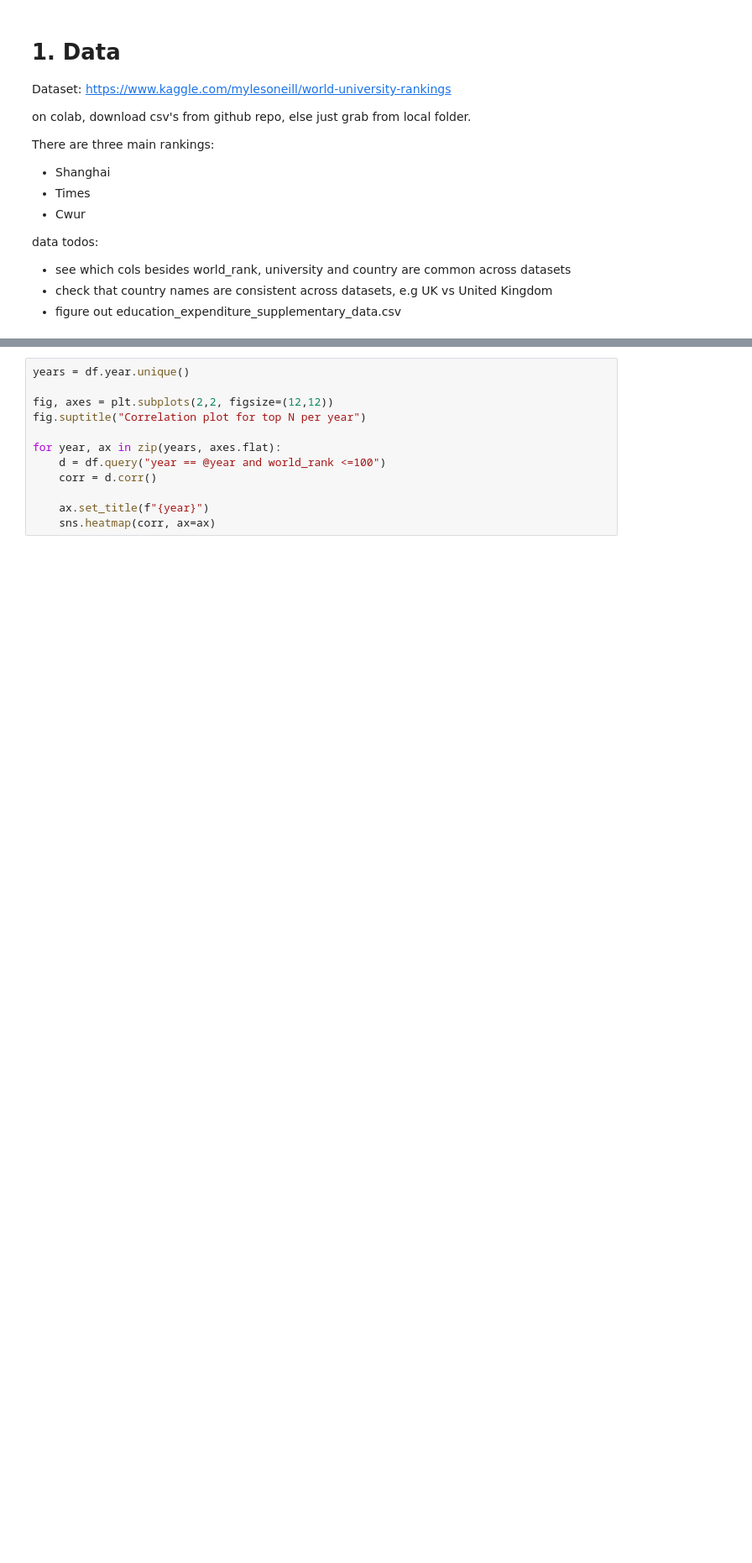
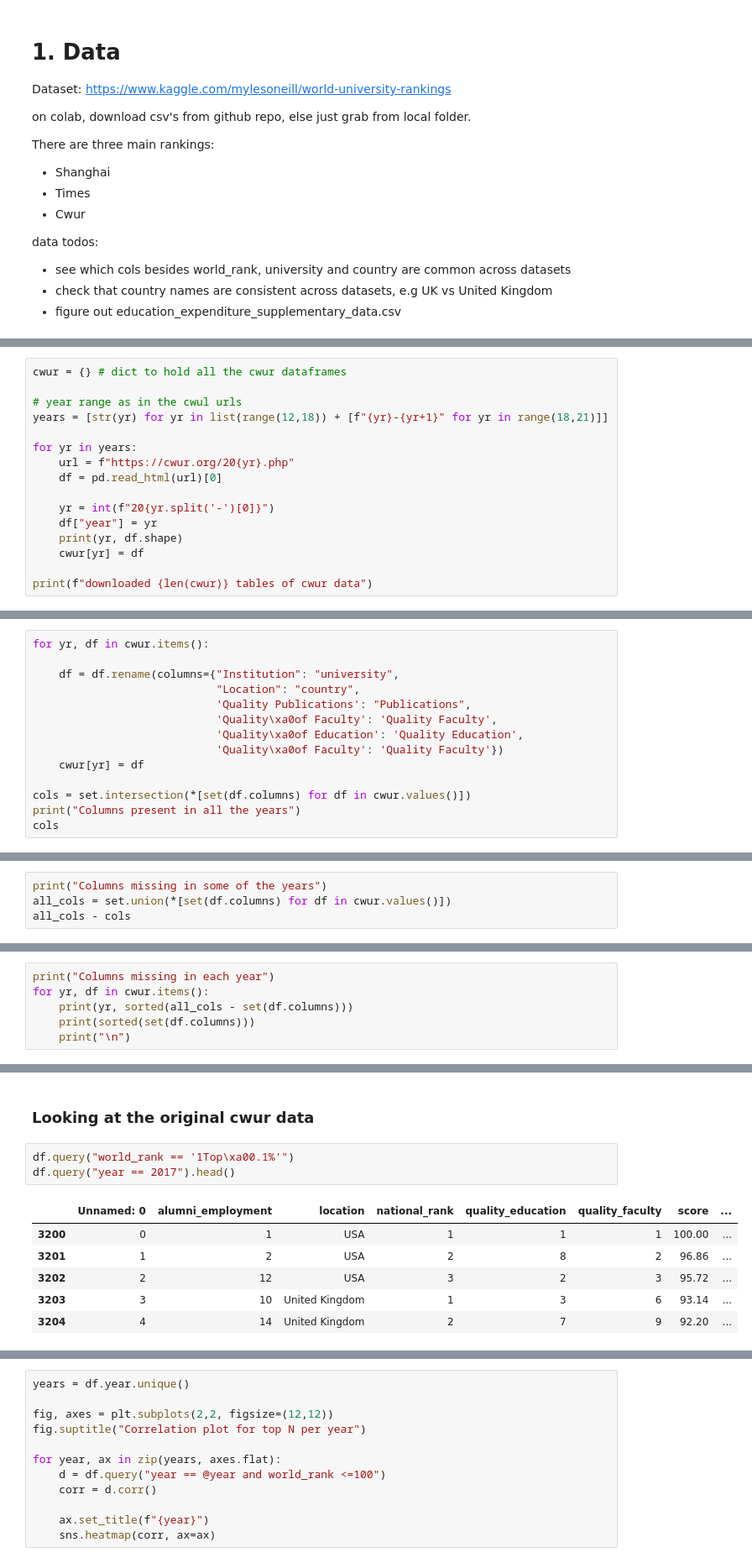
Before and after one commit to khalido/uni-rankings, a Jupyter notebook: uni.ipynb, the cells around one changed output, grey strips where cells are left out. Shown at 84% size. Cells and saved outputs as stored; diff of their text form; blank space fills up the shorter version.

```diff
--- a/uni.ipynb
+++ b/uni.ipynb
@@ -94,0 +98,16 @@ Some things which pop out:
+# %%
+cwur = {} # dict to hold all the cwur dataframes
+
+# year range as in the cwul urls
+years = [str(yr) for yr in list(range(12,18)) + [f"{yr}-{yr+1}" for yr in range(18,21)]]
+
+for yr in years:
+    url = f"https://cwur.org/20{yr}.php"
+    df = pd.read_html(url)[0]
+
+    yr = int(f"20{yr.split('-')[0]}")
+    df["year"] = yr
+    print(yr, df.shape)
+    cwur[yr] = df
+
+print(f"downloaded {len(cwur)} tables of cwur data")
@@ -94,0 +131,14 @@ Some things which pop out:
+# %%
+for yr, df in cwur.items():
+
+    df = df.rename(columns={"Institution": "university",
+                            "Location": "country",
+                            'Quality Publications': "Publications",
+                            'Quality\xa0of Faculty': 'Quality Faculty',
+                            'Quality\xa0of Education': 'Quality Education',
+                            'Quality\xa0of Faculty': 'Quality Faculty'})
+    cwur[yr] = df
+
+cols = set.intersection(*[set(df.columns) for df in cwur.values()])
+print("Columns present in all the years")
+cols
@@ -94,0 +156,4 @@ Some things which pop out:
+# %%
+print("Columns missing in some of the years")
+all_cols = set.union(*[set(df.columns) for df in cwur.values()])
+all_cols - cols
@@ -94,0 +169,6 @@ Some things which pop out:
+# %%
+print("Columns missing in each year")
+for yr, df in cwur.items():
+    print(yr, sorted(all_cols - set(df.columns)))
+    print(sorted(set(df.columns)))
+    print("\n")
@@ -95 +228,13 @@ Some things which pop out:
+# %% [markdown]
+### Looking at the original cwur data
+# %%
+df.query("world_rank == '1Top\xa00.1%'")
+df.query("year == 2017").head()
+# %% [output]
+|  | Unnamed: 0 | alumni_employment | location | national_rank | quality_education | quality_faculty | score | ... |
+| 3200 | 0 | 1 | USA | 1 | 1 | 1 | 100.00 | ... |
+| 3201 | 1 | 2 | USA | 2 | 8 | 2 | 96.86 | ... |
+| 3202 | 2 | 12 | USA | 3 | 2 | 3 | 95.72 | ... |
+| 3203 | 3 | 10 | United Kingdom | 1 | 3 | 6 | 93.14 | ... |
+| 3204 | 4 | 14 | United Kingdom | 2 | 7 | 9 | 92.20 | ... |
 # %%
```
Also changed, not shown: parts of 16 cells of this notebook, 3 other files.
